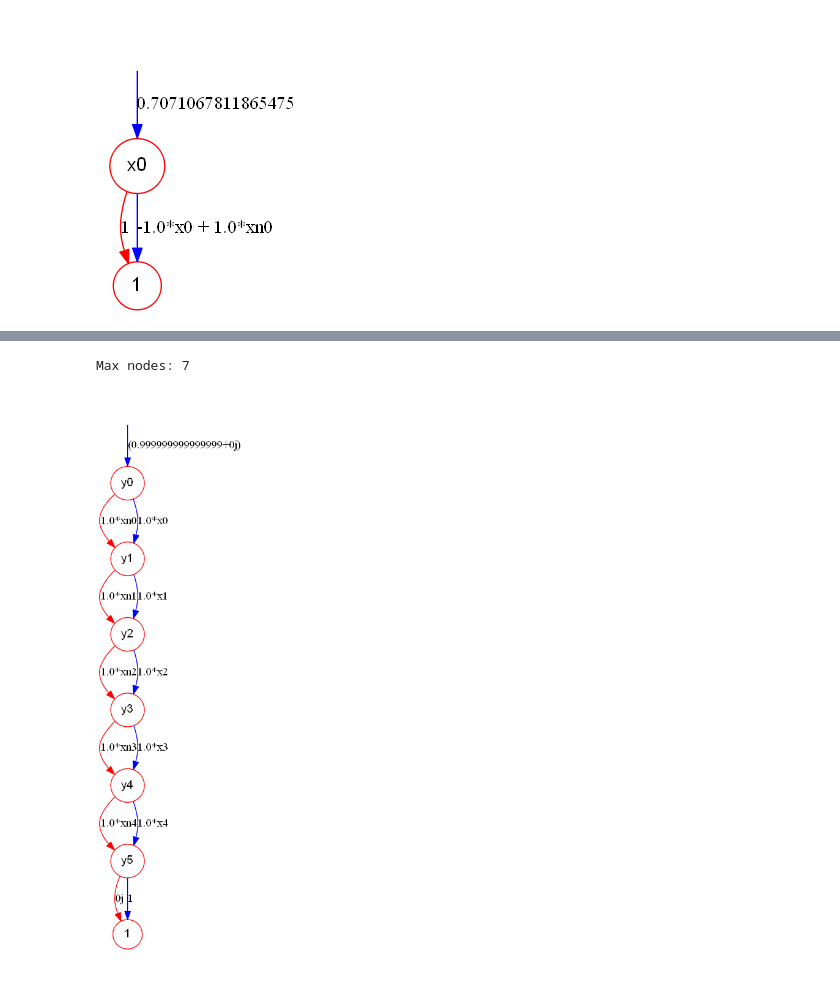
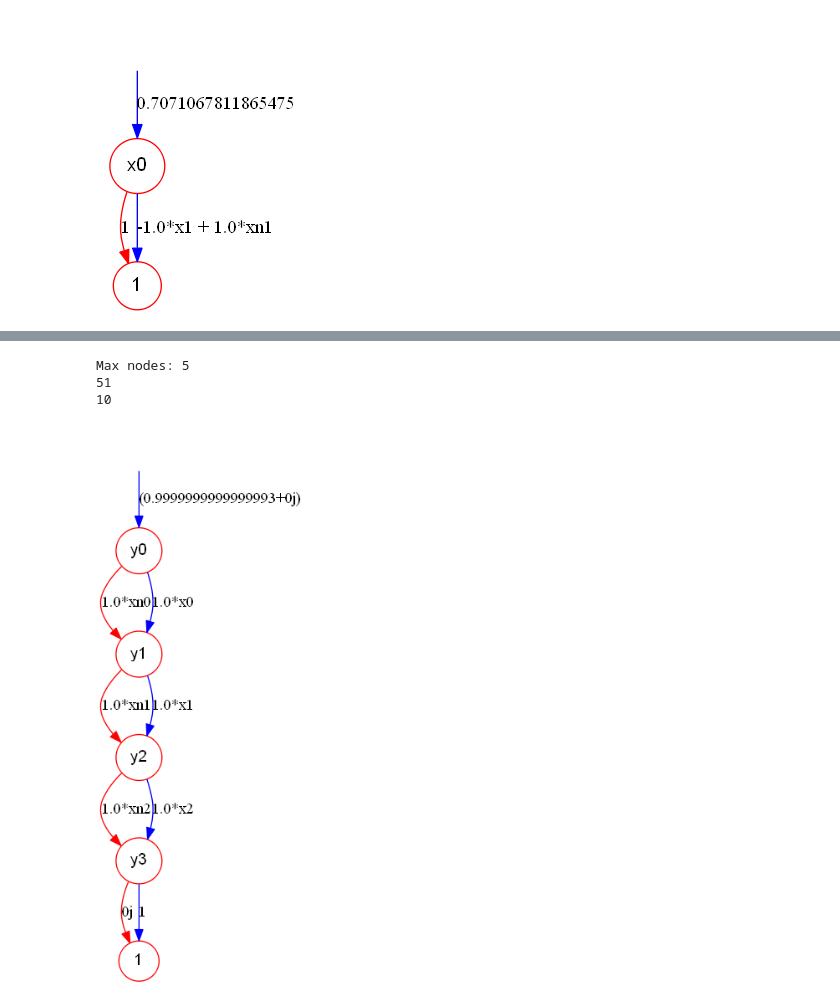
Before and after one commit to Veriqc/Symbol_TDD, a Jupyter notebook: Test_Binary2.ipynb, the cells around one changed output, grey strips where cells are left out. Saved outputs shown, nothing was run; the diff lists cells and outputs as text; code cells hidden in the pictures.

```diff
--- a/Test_Binary2.ipynb
+++ b/Test_Binary2.ipynb
@@ -14,9 +14,9 @@ from TDD2.BDD import get_unique_table_num as gu2
 import matplotlib.pyplot as plt
 # %%
 Ini_TDD(['x0','y0','x1','y1'])
-A=['x0','y0','x1','y1','xn0']
-[x0,y0,x1,y1,xn0]=symbols(A)
-U=np.array([xn0,x0])
+A=['x0','y0','x1','y1','xn0','xn1']
+[x0,y0,x1,y1,xn0,xn1]=symbols(A)
+U=np.array([xn1,x1])
 var=[Index('y0')]
 ts1=Tensor(U,var)
 tdd=ts1.tdd()
@@ -44,6 +40,6 @@ tdd.node.out_weight[1].show()
 # %%
 path='Benchmarks/'
-n=5
+n=3
 t_start=time.time()
 file_name='qft_'+str(n)+'.qasm'
 cir=QuantumCircuit.from_qasm_file(path+file_name)
@@ -59,9 +55,9 @@ for k in range(n):
     temp_ts=Tensor(U,[Index(x_k)])
     tn.tensors.insert(0,temp_ts)
 tdd=tn.cont()
+print(time.time()-t_start)
 print(tdd.node_number())
 print(gu1())
 print(gu2())
-print(time.time()-t_start)
 tdd.show()
 # %% [output]
@@ -73,0 +127,8 @@ Max nodes: 6
+# %%
+# z=[log(k) for k in z]
+plt.plot(x,z)
+k=[t**2.1*10 for t in x]
+plt.plot(x,k,'*',label='n^2.1*10')
+plt.xlabel("Qubits num")
+plt.ylabel("Time(s)")
+plt.legend()
@@ -116,36 +180,40 @@ def veri_bv(n):
         var=[Index('x'+str(k)+'_1'),Index('x'+str(k)+'_2'),Index('x'+str(n)+'_'+str(k+1)),Index('x'+str(n)+'_'+str(k+2))]
         ts=Tensor(U,var)
         tn.tensors.append(ts)
     for k in range(n):
         var=[Index('x'+str(k)+'_2'),Index('y'+str(k))]
         ts=Tensor(H,var)
         tn.tensors.append(ts)
 
     var=[Index('x'+str(n)+'_'+str(n+1)),Index('y'+str(n))]
     ts=Tensor(H,var)
     tn.tensors.append(ts)
 
     var=[]
     for k in range(n):
         var.append('x'+str(k))
         var.append('x'+str(k)+'_1')
         var.append('x'+str(k)+'_2')
         var.append('y'+str(k))
     var.append('x'+str(n))
 
     for k in range(n+1):
         var.append('x'+str(n)+'_'+str(k+1))
     var.append('y'+str(n))
     Ini_TDD(var)
 
     tdd=tn.cont()
+    print(gu1())
+    print(gu2())
     return tdd
 
-tdd=veri_bv(5)
+tdd=veri_bv(3)
 tdd.show()
 # %% [output]
-Max nodes: 7
+Max nodes: 5
+51
+10
-[figure, old version]
+[figure, new version]
 # %%
 def toffoli(n):
     """The matrix of C^n(X)"""
```
Also changed, not shown: parts of 9 cells of this notebook.
